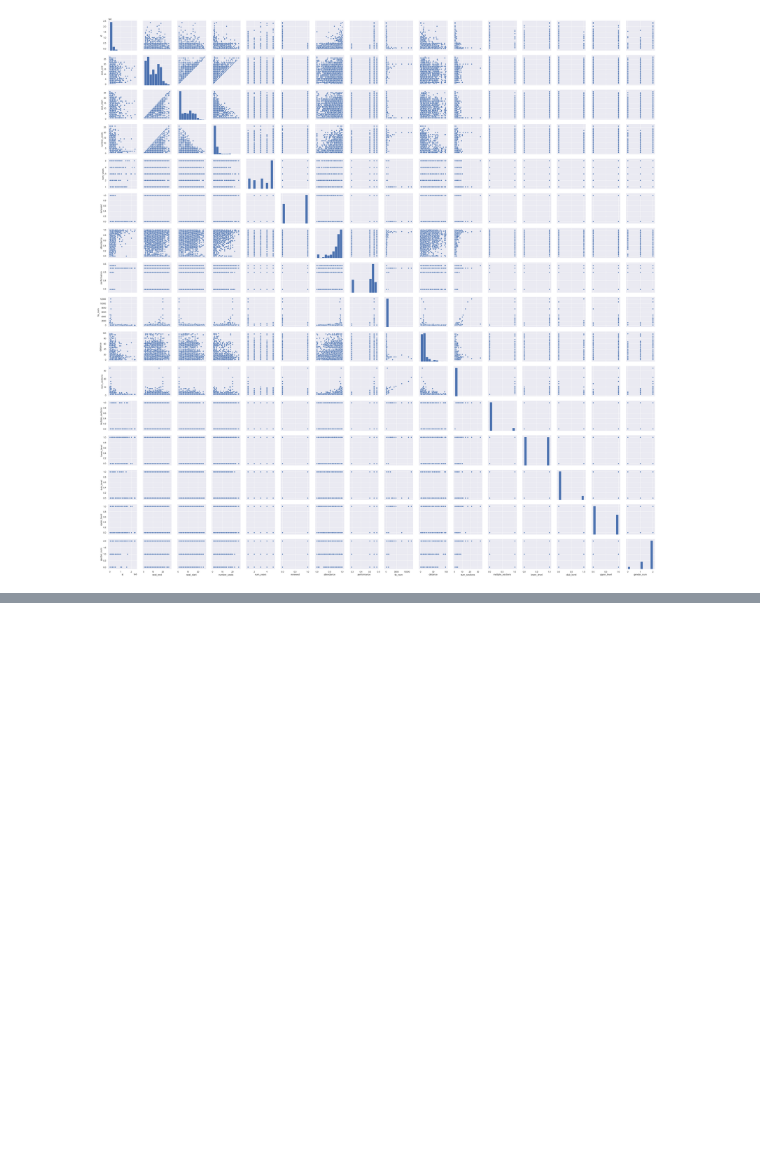
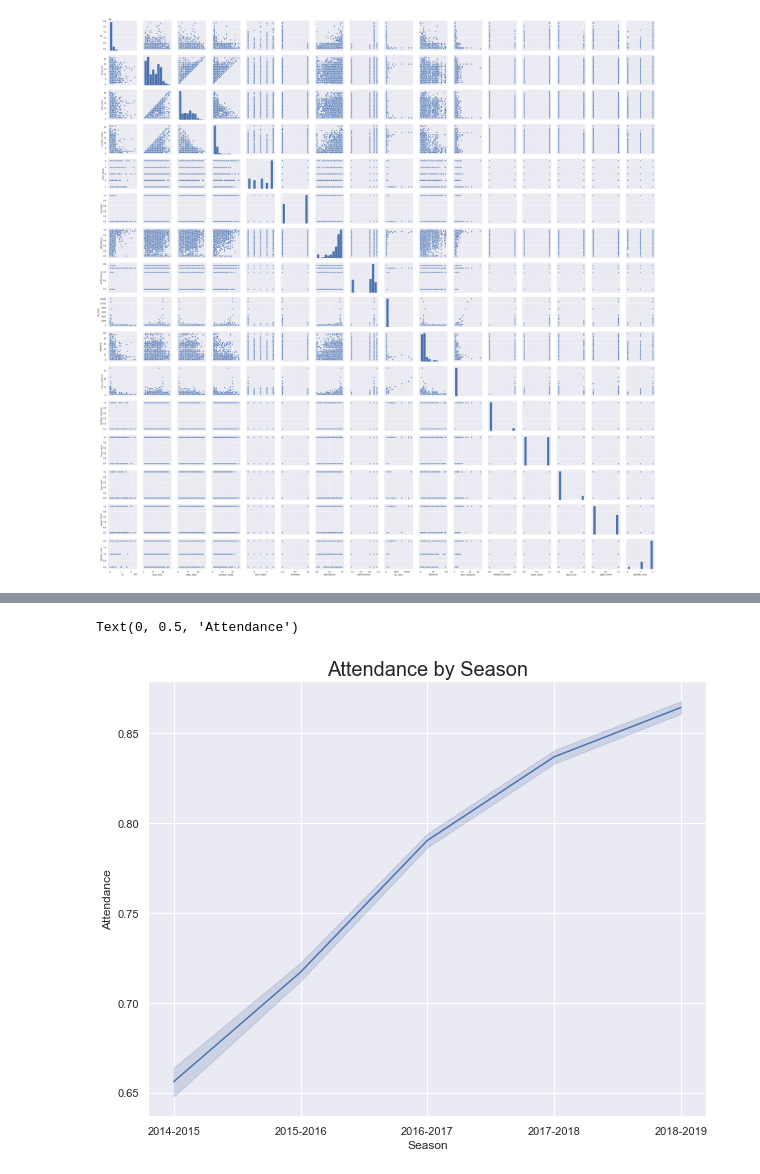
Before and after one commit to blackpick7-bit/Avalanche_season_ticket_renewal, a Jupyter notebook: EDA.ipynb, the cells around one changed output, grey strips where cells are left out. Cells and saved outputs as stored; diff of their text form; code cells hidden in the pictures; blank space fills up the shorter version.

```diff
--- a/EDA.ipynb
+++ b/EDA.ipynb
@@ -78,0 +97,9 @@ Name: renewed, dtype: float64
+# %%
+plt.figure(figsize=(10,8))
+sns.lineplot(df.season_year, df.attendance)
+plt.title('Attendance by Season', size=20)
+plt.xlabel('Season')
+plt.ylabel('Attendance')
+# %% [output]
+Text(0, 0.5, 'Attendance')
+[figure, added]
```
Also changed, not shown: parts of 14 cells of this notebook, 37 other files.
